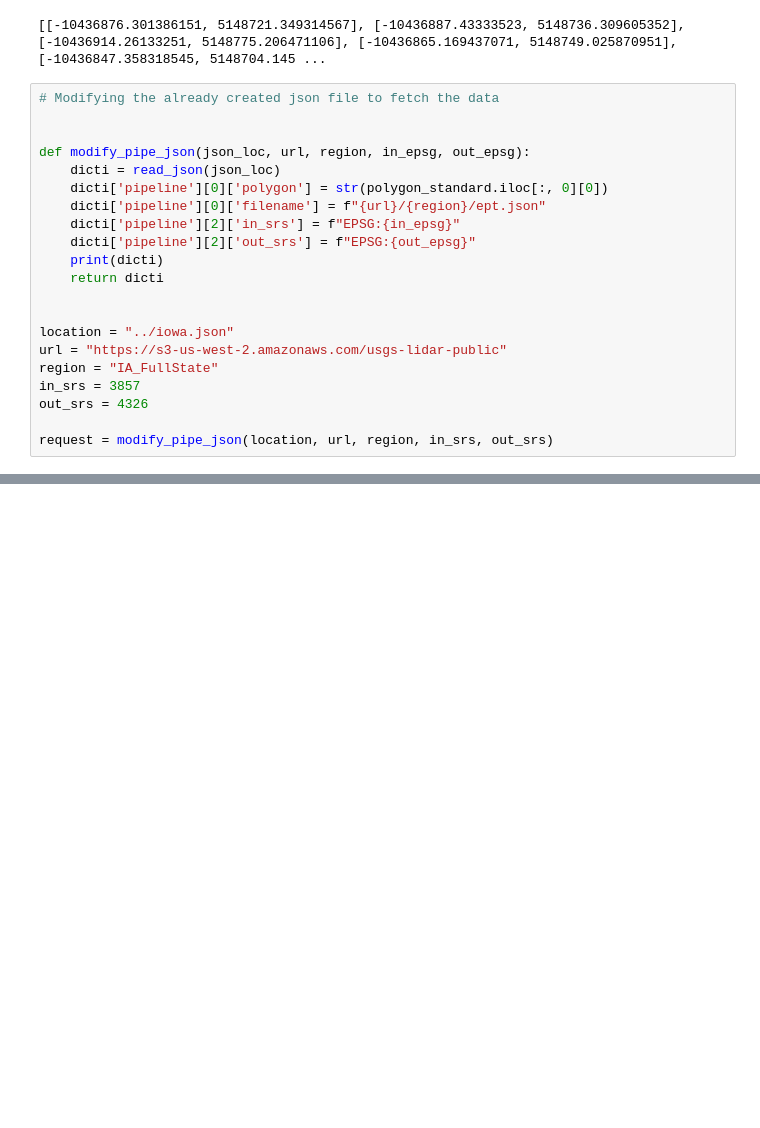
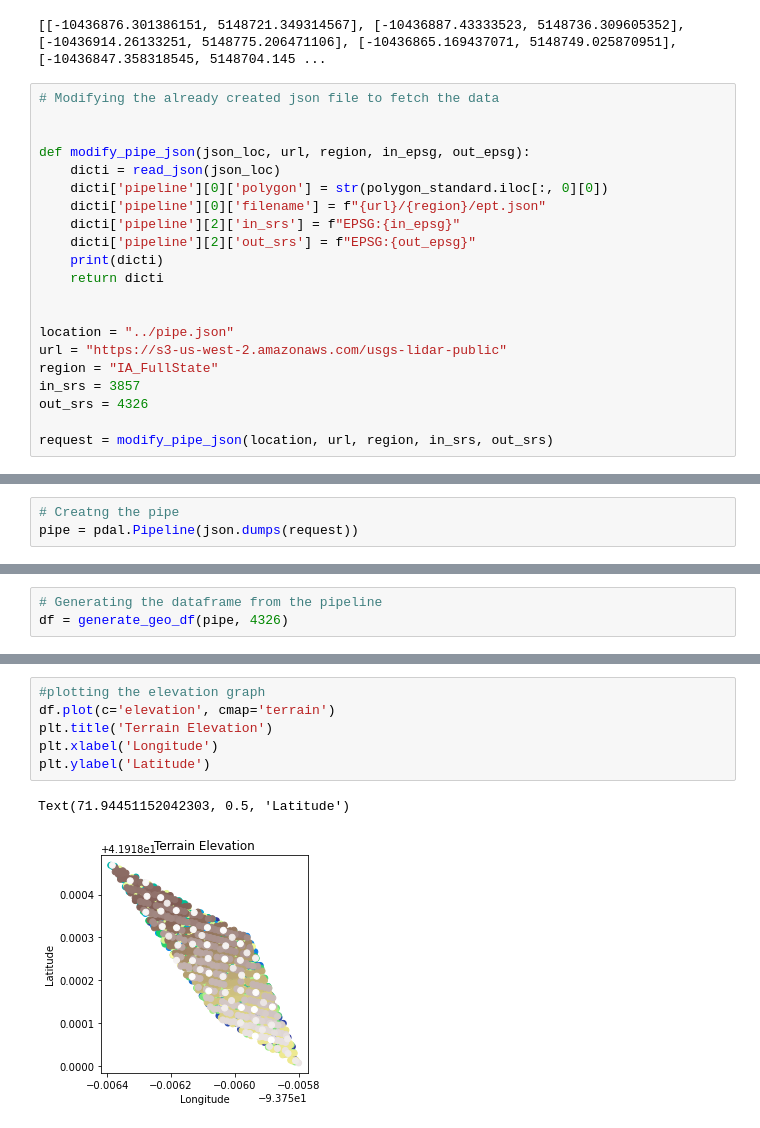
Before and after one commit to fbagire/agri_techLIDAR, a Jupyter notebook: notebooks/load_data.ipynb, the cells around one changed output, grey strips where cells are left out. Drawn from its saved outputs; the diff is of its cells as text; blank space fills up the shorter version.

```diff
--- a/notebooks/load_data.ipynb
+++ b/notebooks/load_data.ipynb
@@ -132,7 +132,7 @@ def modify_pipe_json(json_loc, url, region, in_epsg, out_epsg):
     return dicti
 
 
-location = "../iowa.json"
+location = "../pipe.json"
 url = "https://s3-us-west-2.amazonaws.com/usgs-lidar-public"
 region = "IA_FullState"
 in_srs = 3857
@@ -144,0 +144,3 @@ TypeError: 'NoneType' object is not subscriptable
+# %%
+# Creatng the pipe
+pipe = pdal.Pipeline(json.dumps(request))
@@ -144,0 +151,3 @@ TypeError: 'NoneType' object is not subscriptable
+# %%
+# Generating the dataframe from the pipeline
+df = generate_geo_df(pipe, 4326)
@@ -144,0 +163,9 @@ TypeError: 'NoneType' object is not subscriptable
+# %%
+#plotting the elevation graph
+df.plot(c='elevation', cmap='terrain')
+plt.title('Terrain Elevation')
+plt.xlabel('Longitude')
+plt.ylabel('Latitude')
+# %% [output]
+Text(71.94451152042303, 0.5, 'Latitude')
+[figure, added]
```
Also changed, not shown: parts of 3 cells of this notebook, 2 other files.
